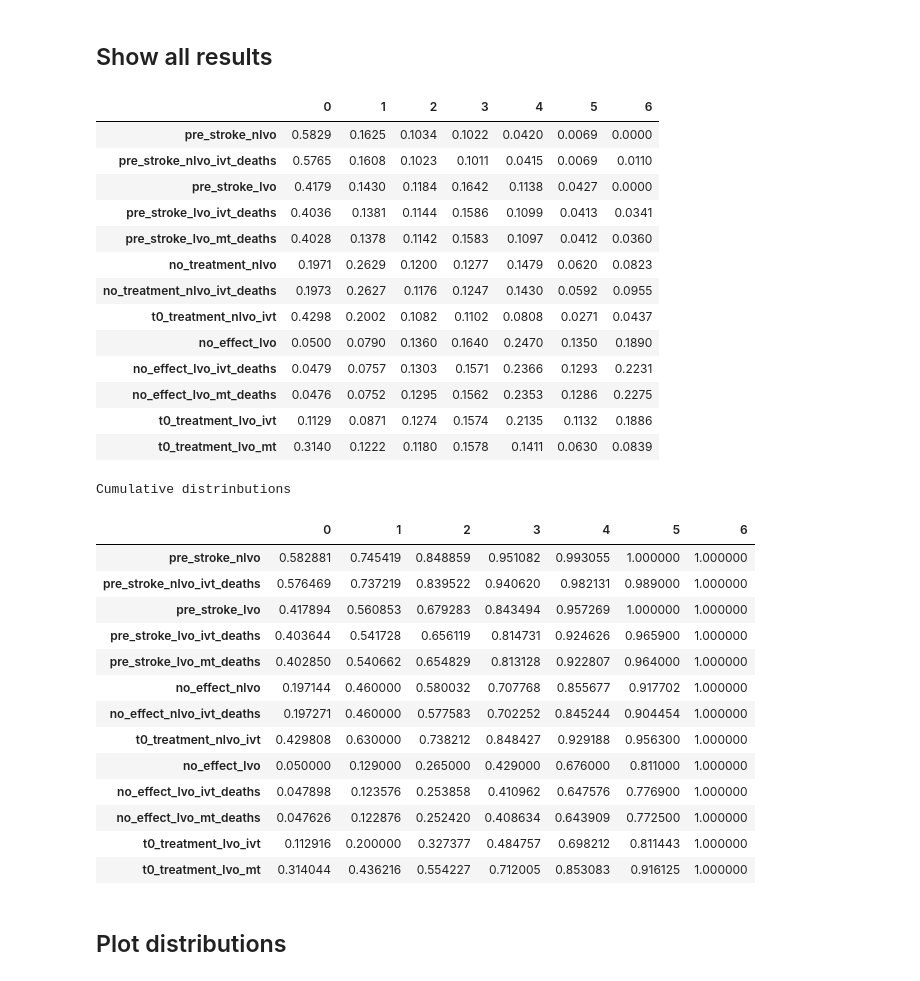
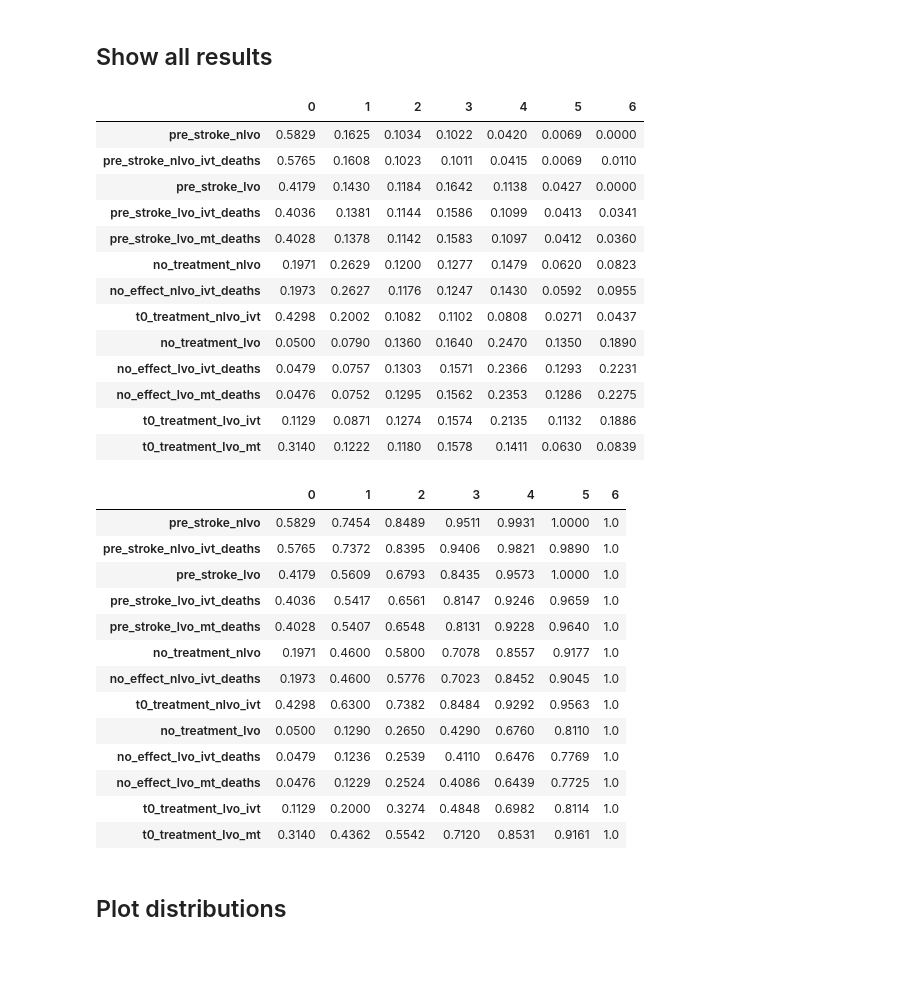
Before and after one commit to samuel-book/stroke_outcome, a Jupyter notebook: mRS_datasets_full.ipynb, the cells around one changed output. Drawn from its saved outputs; the diff is of its cells as text; code cells hidden in the pictures.

```diff
--- a/mRS_datasets_full.ipynb
+++ b/mRS_datasets_full.ipynb
@@ -447,7 +447,7 @@ all_distributions_bins['no_treatment_nlvo'] = no_effect_nlvo_ivt_bins
 
 # Make cumulative distribution
 no_effect_nlvo_cumsum = np.cumsum(no_effect_nlvo_ivt_bins)
-all_distributions_cumsum['no_effect_nlvo'] = no_effect_nlvo_cumsum
+all_distributions_cumsum['no_treatment_nlvo'] = no_effect_nlvo_cumsum
 
 # Show
 print('nLVO no treatment effect')
@@ -585,8 +585,8 @@ The control population from Goyal et al. 2016, with added MT-related excess deat
 No correction for IVT-related deaths is needed when LVO is treated with MT as the Goyal control group includes use of IVT.
 # %%
 # LVO Baseline distributions were defined in cell 5
-all_distributions_bins['no_effect_lvo'] = no_treatment_lvo_bins
-all_distributions_cumsum['no_effect_lvo'] = no_treatment_lvo_cumsum
+all_distributions_bins['no_treatment_lvo'] = no_treatment_lvo_bins
+all_distributions_cumsum['no_treatment_lvo'] = no_treatment_lvo_cumsum
 
 # Show
 print('LVO no treatment effect')
@@ -787,8 +787,8 @@ array([0.314 , 0.4362, 0.5542, 0.712 , 0.8531, 0.9161, 1.    ])
 ## Show all results
 # %%
 all_distributions_bins_df = pd.DataFrame(all_distributions_bins).T
-#all_distributions_bins_df = all_distributions_bins_df.style.set_caption(
-#   'Distribution bins')
+all_distributions_bins_df.to_csv(
+    './outcome_utilities/mrs_dist_probs_bins.csv', index_label='Stroke type')
 all_distributions_bins_df
 # %% [output]
 |  | 0 | 1 | 2 | 3 | 4 | 5 | 6 |
@@ -798,34 +798,33 @@ all_distributions_bins_df
 | pre_stroke_lvo_ivt_deaths | 0.4036 | 0.1381 | 0.1144 | 0.1586 | 0.1099 | 0.0413 | 0.0341 |
 | pre_stroke_lvo_mt_deaths | 0.4028 | 0.1378 | 0.1142 | 0.1583 | 0.1097 | 0.0412 | 0.0360 |
 | no_treatment_nlvo | 0.1971 | 0.2629 | 0.1200 | 0.1277 | 0.1479 | 0.0620 | 0.0823 |
-| no_treatment_nlvo_ivt_deaths | 0.1973 | 0.2627 | 0.1176 | 0.1247 | 0.1430 | 0.0592 | 0.0955 |
+| no_effect_nlvo_ivt_deaths | 0.1973 | 0.2627 | 0.1176 | 0.1247 | 0.1430 | 0.0592 | 0.0955 |
 | t0_treatment_nlvo_ivt | 0.4298 | 0.2002 | 0.1082 | 0.1102 | 0.0808 | 0.0271 | 0.0437 |
-| no_effect_lvo | 0.0500 | 0.0790 | 0.1360 | 0.1640 | 0.2470 | 0.1350 | 0.1890 |
+| no_treatment_lvo | 0.0500 | 0.0790 | 0.1360 | 0.1640 | 0.2470 | 0.1350 | 0.1890 |
 | no_effect_lvo_ivt_deaths | 0.0479 | 0.0757 | 0.1303 | 0.1571 | 0.2366 | 0.1293 | 0.2231 |
 | no_effect_lvo_mt_deaths | 0.0476 | 0.0752 | 0.1295 | 0.1562 | 0.2353 | 0.1286 | 0.2275 |
 | t0_treatment_lvo_ivt | 0.1129 | 0.0871 | 0.1274 | 0.1574 | 0.2135 | 0.1132 | 0.1886 |
 | t0_treatment_lvo_mt | 0.3140 | 0.1222 | 0.1180 | 0.1578 | 0.1411 | 0.0630 | 0.0839 |
 # %%
 all_distributions_cumsum_df = pd.DataFrame(all_distributions_cumsum).T
-all_distributions_cumsum_df = all_distributions_cumsum_df.style.set_caption(
-    'Cumulative distrinbutions')
+all_distributions_cumsum_df.to_csv(
+    './outcome_utilities/mrs_dist_probs_cumsum.csv', index_label='Stroke type')
 all_distributions_cumsum_df
 # %% [output]
-Cumulative distrinbutions
 |  | 0 | 1 | 2 | 3 | 4 | 5 | 6 |
-| pre_stroke_nlvo | 0.582881 | 0.745419 | 0.848859 | 0.951082 | 0.993055 | 1.000000 | 1.000000 |
-| pre_stroke_nlvo_ivt_deaths | 0.576469 | 0.737219 | 0.839522 | 0.940620 | 0.982131 | 0.989000 | 1.000000 |
-| pre_stroke_lvo | 0.417894 | 0.560853 | 0.679283 | 0.843494 | 0.957269 | 1.000000 | 1.000000 |
-| pre_stroke_lvo_ivt_deaths | 0.403644 | 0.541728 | 0.656119 | 0.814731 | 0.924626 | 0.965900 | 1.000000 |
-| pre_stroke_lvo_mt_deaths | 0.402850 | 0.540662 | 0.654829 | 0.813128 | 0.922807 | 0.964000 | 1.000000 |
-| no_effect_nlvo | 0.197144 | 0.460000 | 0.580032 | 0.707768 | 0.855677 | 0.917702 | 1.000000 |
-| no_effect_nlvo_ivt_deaths | 0.197271 | 0.460000 | 0.577583 | 0.702252 | 0.845244 | 0.904454 | 1.000000 |
-| t0_treatment_nlvo_ivt | 0.429808 | 0.630000 | 0.738212 | 0.848427 | 0.929188 | 0.956300 | 1.000000 |
-| no_effect_lvo | 0.050000 | 0.129000 | 0.265000 | 0.429000 | 0.676000 | 0.811000 | 1.000000 |
-| no_effect_lvo_ivt_deaths | 0.047898 | 0.123576 | 0.253858 | 0.410962 | 0.647576 | 0.776900 | 1.000000 |
-| no_effect_lvo_mt_deaths | 0.047626 | 0.122876 | 0.252420 | 0.408634 | 0.643909 | 0.772500 | 1.000000 |
-| t0_treatment_lvo_ivt | 0.112916 | 0.200000 | 0.327377 | 0.484757 | 0.698212 | 0.811443 | 1.000000 |
-| t0_treatment_lvo_mt | 0.314044 | 0.436216 | 0.554227 | 0.712005 | 0.853083 | 0.916125 | 1.000000 |
+| pre_stroke_nlvo | 0.5829 | 0.7454 | 0.8489 | 0.9511 | 0.9931 | 1.0000 | 1.0 |
+| pre_stroke_nlvo_ivt_deaths | 0.5765 | 0.7372 | 0.8395 | 0.9406 | 0.9821 | 0.9890 | 1.0 |
+| pre_stroke_lvo | 0.4179 | 0.5609 | 0.6793 | 0.8435 | 0.9573 | 1.0000 | 1.0 |
+| pre_stroke_lvo_ivt_deaths | 0.4036 | 0.5417 | 0.6561 | 0.8147 | 0.9246 | 0.9659 | 1.0 |
+| pre_stroke_lvo_mt_deaths | 0.4028 | 0.5407 | 0.6548 | 0.8131 | 0.9228 | 0.9640 | 1.0 |
+| no_treatment_nlvo | 0.1971 | 0.4600 | 0.5800 | 0.7078 | 0.8557 | 0.9177 | 1.0 |
+| no_effect_nlvo_ivt_deaths | 0.1973 | 0.4600 | 0.5776 | 0.7023 | 0.8452 | 0.9045 | 1.0 |
+| t0_treatment_nlvo_ivt | 0.4298 | 0.6300 | 0.7382 | 0.8484 | 0.9292 | 0.9563 | 1.0 |
+| no_treatment_lvo | 0.0500 | 0.1290 | 0.2650 | 0.4290 | 0.6760 | 0.8110 | 1.0 |
+| no_effect_lvo_ivt_deaths | 0.0479 | 0.1236 | 0.2539 | 0.4110 | 0.6476 | 0.7769 | 1.0 |
+| no_effect_lvo_mt_deaths | 0.0476 | 0.1229 | 0.2524 | 0.4086 | 0.6439 | 0.7725 | 1.0 |
+| t0_treatment_lvo_ivt | 0.1129 | 0.2000 | 0.3274 | 0.4848 | 0.6982 | 0.8114 | 1.0 |
+| t0_treatment_lvo_mt | 0.3140 | 0.4362 | 0.5542 | 0.7120 | 0.8531 | 0.9161 | 1.0 |
 # %% [markdown]
 ## Plot distributions
 # %%
```
Also changed, not shown: parts of 3 cells of this notebook, 5 other files.
